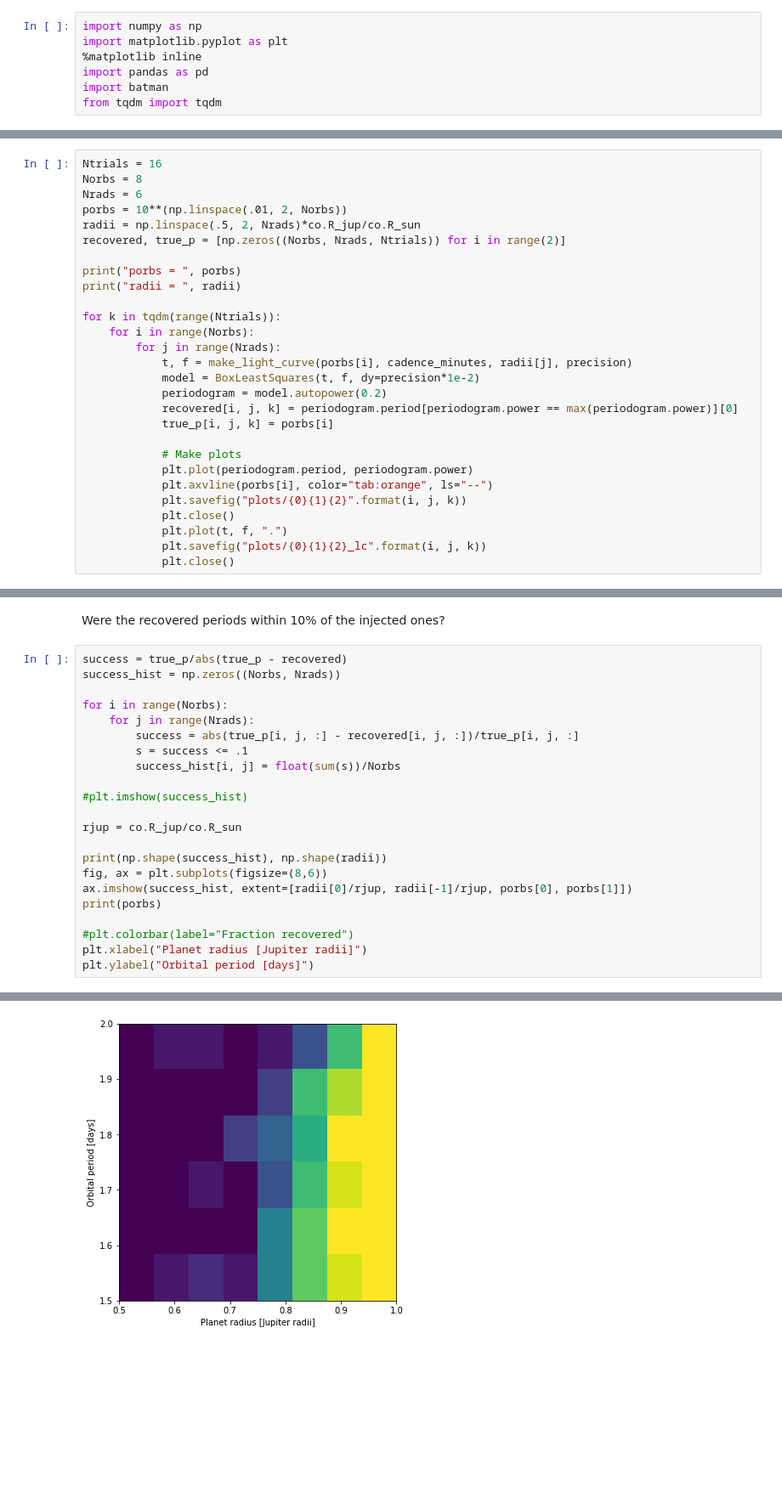
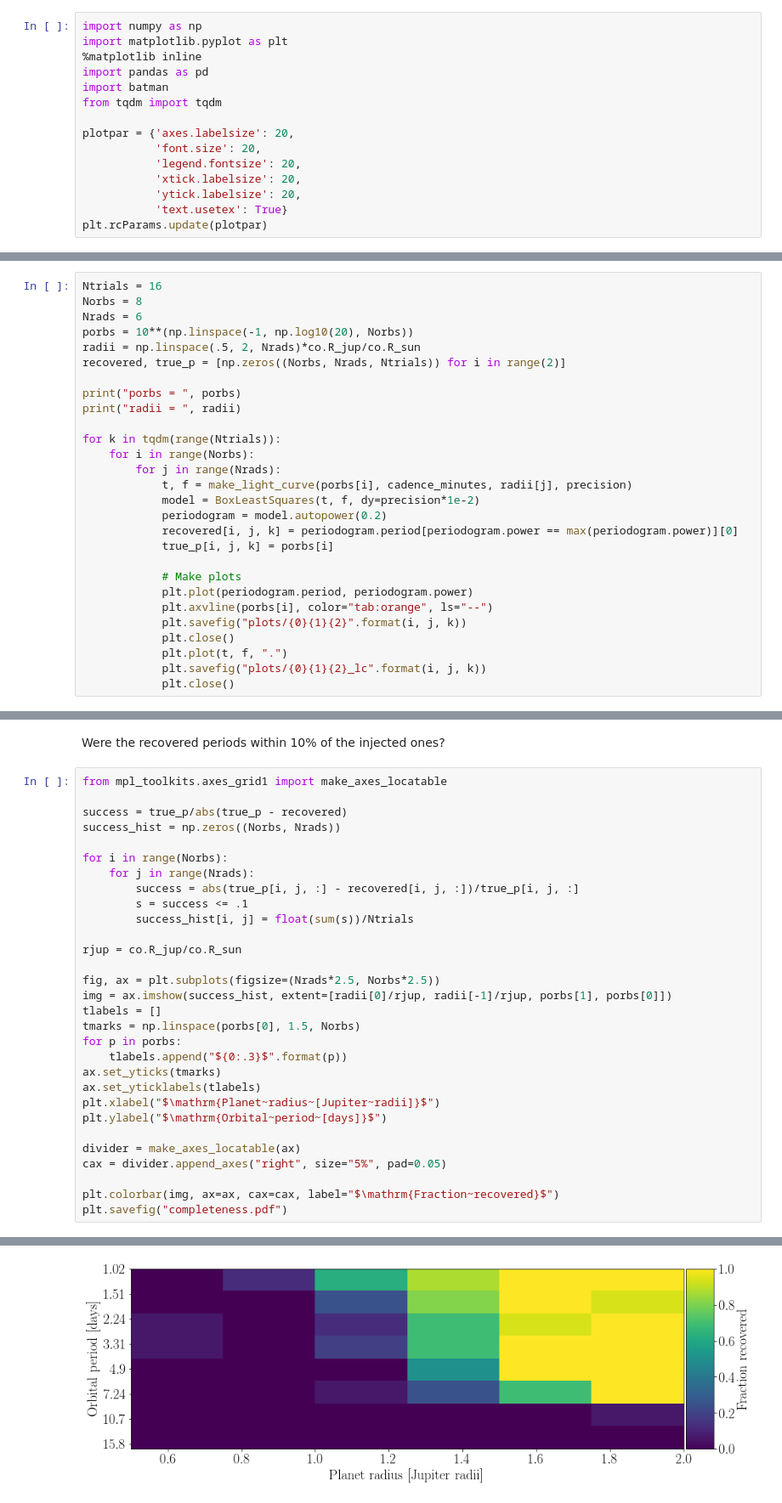
Before and after one commit to RuthAngus/extragalactic-exoplanets, a Jupyter notebook: Proof-of-concept.ipynb, the cells around one changed output, grey strips where cells are left out. Shown at 85% size. Cells and saved outputs as stored; diff of their text form; blank space fills up the shorter version.

Commit message:
working with plot

```diff
--- a/Proof-of-concept.ipynb
+++ b/Proof-of-concept.ipynb
@@ -23,6 +23,14 @@ import matplotlib.pyplot as plt
 import pandas as pd
 import batman
 from tqdm import tqdm
+
+plotpar = {'axes.labelsize': 20,
+           'font.size': 20,
+           'legend.fontsize': 20,
+           'xtick.labelsize': 20,
+           'ytick.labelsize': 20,
+           'text.usetex': True}
+plt.rcParams.update(plotpar)
 # %%
 df = pd.read_csv("KOIs.csv", skiprows=53)
 for i in df.keys():
@@ -178,7 +186,7 @@ Now try a range of radii and orbital periods.
 Ntrials = 16
 Norbs = 8
 Nrads = 6
-porbs = 10**(np.linspace(.01, 2, Norbs))
+porbs = 10**(np.linspace(-1, np.log10(20), Norbs))
 radii = np.linspace(.5, 2, Nrads)*co.R_jup/co.R_sun
 recovered, true_p = [np.zeros((Norbs, Nrads, Ntrials)) for i in range(2)]
 
@@ -209,6 +217,8 @@ radii =  [0.05138134 0.08221015 0.11303895 0.14386776 0.17469656 0.20552537]
 # %% [markdown]
 Were the recovered periods within 10% of the injected ones?
 # %%
+from mpl_toolkits.axes_grid1 import make_axes_locatable
+
 success = true_p/abs(true_p - recovered)
 success_hist = np.zeros((Norbs, Nrads))
 
@@ -216,18 +226,24 @@ for i in range(Norbs):
     for j in range(Nrads):
         success = abs(true_p[i, j, :] - recovered[i, j, :])/true_p[i, j, :]
         s = success <= .1
-        success_hist[i, j] = float(sum(s))/Norbs
-
-#plt.imshow(success_hist)
+        success_hist[i, j] = float(sum(s))/Ntrials
 
 rjup = co.R_jup/co.R_sun
 
-print(np.shape(success_hist), np.shape(radii))
-fig, ax = plt.subplots(figsize=(8,6))
-ax.imshow(success_hist, extent=[radii[0]/rjup, radii[-1]/rjup, porbs[0], porbs[1]])
-print(porbs)
+fig, ax = plt.subplots(figsize=(Nrads*2.5, Norbs*2.5))
+img = ax.imshow(success_hist, extent=[radii[0]/rjup, radii[-1]/rjup, porbs[1], porbs[0]])
+tlabels = []
+tmarks = np.linspace(porbs[0], 1.5, Norbs)
+for p in porbs:
+    tlabels.append("${0:.3}$".format(p))
+ax.set_yticks(tmarks)
+ax.set_yticklabels(tlabels)
+plt.xlabel("$\mathrm{Planet~radius~[Jupiter~radii]}$")
+plt.ylabel("$\mathrm{Orbital~period~[days]}$")
 
-#plt.colorbar(label="Fraction recovered")
-plt.xlabel("Planet radius [Jupiter radii]")
-plt.ylabel("Orbital period [days]")
+divider = make_axes_locatable(ax)
+cax = divider.append_axes("right", size="5%", pad=0.05)
+
+plt.colorbar(img, ax=ax, cax=cax, label="$\mathrm{Fraction~recovered}$")
+plt.savefig("completeness.pdf")
 # %% [output]
@@ -237 +250 @@ Text(0,0.5,'Orbital period [days]')
-[figure, old version]
+[figure, new version]
```
Also changed, not shown: parts of 2 cells of this notebook.
